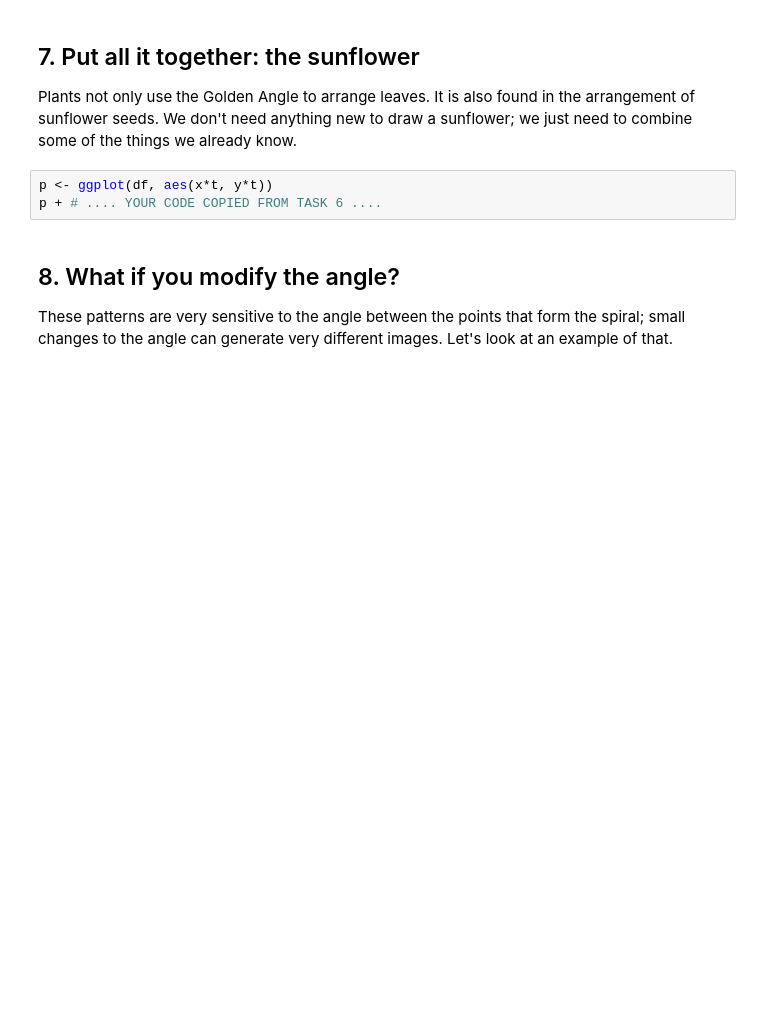
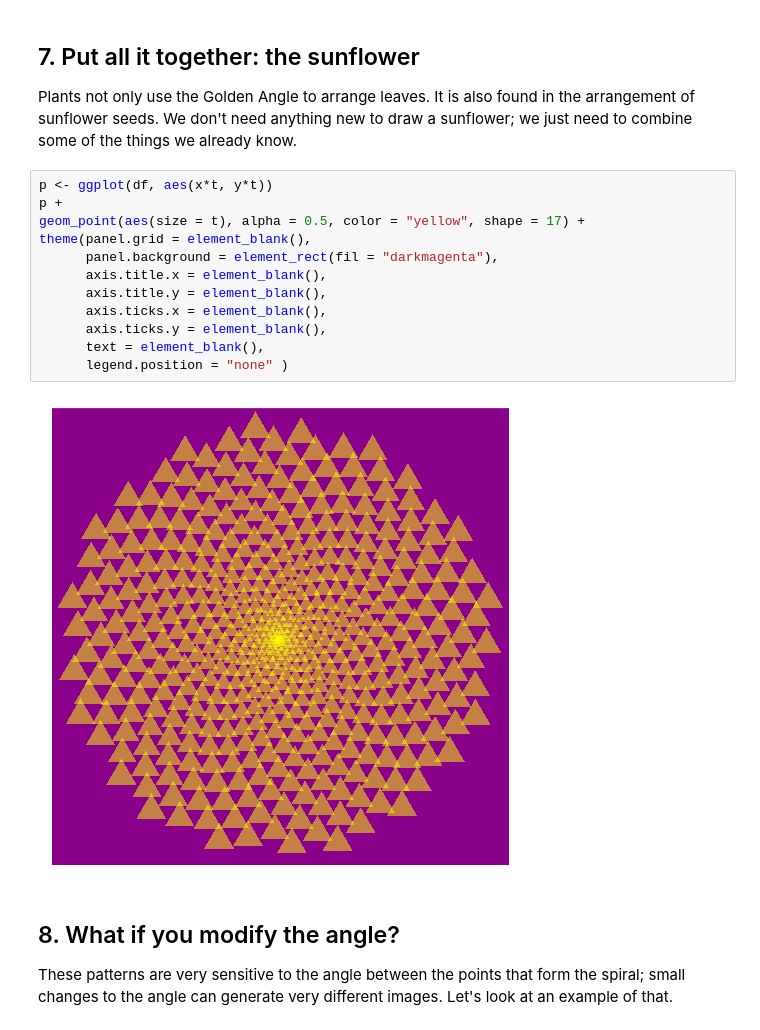
Before and after one commit to Pranjalya/flower-drawing-using-maths-R, a Jupyter notebook: drawing_flowers.ipynb, the cells around one changed output. Drawn from its saved outputs; the diff is of its cells as text; blank space fills up the shorter version.

```diff
--- a/drawing_flowers.ipynb
+++ b/drawing_flowers.ipynb
@@ -118,9 +111,20 @@ theme(panel.grid = element_blank(),
 # %% [markdown]
 ## 7. Put all it together: the sunflower
 <p>Plants not only use the Golden Angle to arrange leaves. It is also found in the arrangement of sunflower seeds. We don't need anything new to draw a sunflower; we just need to combine some of the things we already know.</p>
-# %%
-p <- ggplot(df, aes(x*t, y*t))
-p + # .... YOUR CODE COPIED FROM TASK 6 ....
+# %%
+p <- ggplot(df, aes(x*t, y*t))
+p +
+geom_point(aes(size = t), alpha = 0.5, color = "yellow", shape = 17) +
+theme(panel.grid = element_blank(),
+      panel.background = element_rect(fil = "darkmagenta"),
+      axis.title.x = element_blank(),
+      axis.title.y = element_blank(),
+      axis.ticks.x = element_blank(),
+      axis.ticks.y = element_blank(),
+      text = element_blank(),
+      legend.position = "none" )
+# %% [output]
+[figure, added]
 # %% [markdown]
 ## 8. What if you modify the angle?
 <p>These patterns are very sensitive to the angle between the points that form the spiral; small changes to the angle can generate very different images. Let's look at an example of that.</p>
```
Also changed, not shown: parts of 9 cells of this notebook.
